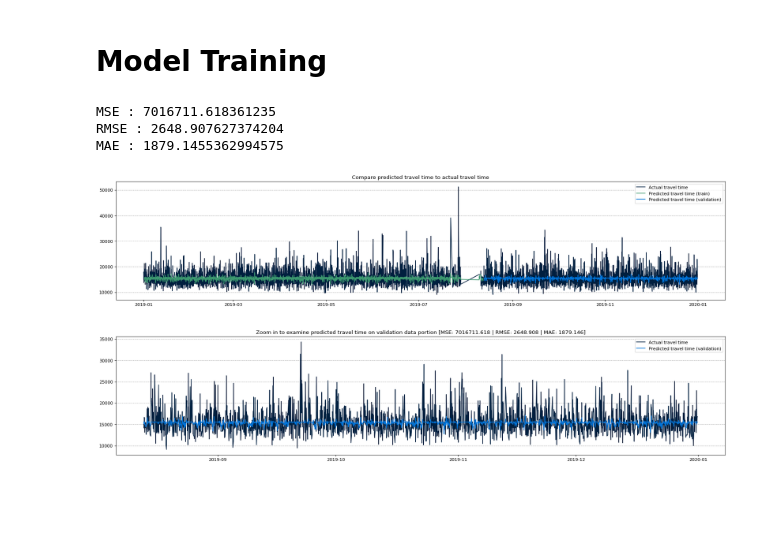
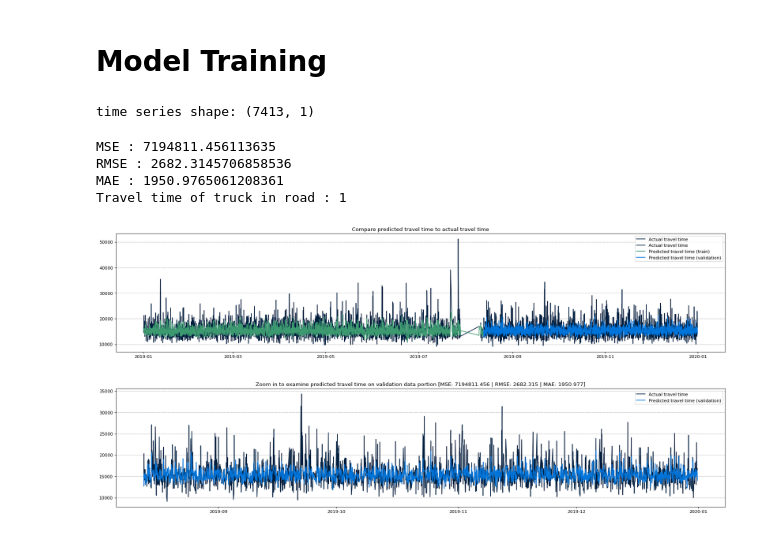
Before and after one commit to Travel-Time-Prediction/explore-gps-log-data, a Jupyter notebook: models/svr/SVR_forecasting.ipynb, the cells around one changed output. Drawn from its saved outputs; the diff is of its cells as text; code cells hidden in the pictures; blank space fills up the shorter version.

Commit message:
[+] Add 10 road pridiction

```diff
--- a/models/svr/SVR_forecasting.ipynb
+++ b/models/svr/SVR_forecasting.ipynb
@@ -89,6 +96,6 @@ def divideTrainTest(dataset,date,num_data_points, rate=0.75):
 scaler = StandardScaler() # MinMaxScaler(feature_range=(0, 1))
 dataset = scaler.fit_transform(data)
 # divide the series into training/testing samples
-train,test = divideTrainTest(dataset,date,num_data_points,rate=0.6)
+train,test = divideTrainTest(dataset,date,num_data_points,rate=rate,plot=True)
 # %% [output]
 [figure]
@@ -127,3 +120,6 @@ testY shape is (2956, 1)
+# %%
+trainX, trainY = createSamples(train, lookBack)
+testX, testY = createSamples(test, lookBack)
 # %% [markdown]
 # SVR Model
 # %%
@@ -237,15 +245,43 @@ def plot(predicted_train,predicted_val,MSE,RMSE, MAE):
 # %% [markdown]
 # Model Training
 # %%
-lag =10
-C = 0.1
-epsilon = 0.01
-gamma = 1
-
-trainPred, testPred = SVR_forecasting(trainX, trainY, testX, testY, C=C, epsilon=epsilon,plot_flag=True,gamma = gamma)
+#trainPred, testPred,MSE,RMSE, MAE = SVR_forecasting(trainX, trainY, testX, testY, C=C, epsilon=epsilon,gamma = gamma)
+#plot(data,date,trainPred,testPred,testY,MSE,RMSE, MAE,rate)
-# %% [output]
-MSE : 7016711.618361235
-RMSE : 2648.907627374204
-MAE : 1879.1455362994575
-[figure, removed]
-[figure, removed]
+# %%
+# predict road
+filepath_road1 = "G:/.shortcut-targets-by-id/1BPVt5iZdUsmzOQzvMyGKVLyZlLZoLSDc/Travel Time Data/time_series_clean/start_stop/1.csv"
+filepath_road2 = "G:/.shortcut-targets-by-id/1BPVt5iZdUsmzOQzvMyGKVLyZlLZoLSDc/Travel Time Data/time_series_clean/start_stop/2.csv"
+filepath_road4 = "G:/.shortcut-targets-by-id/1BPVt5iZdUsmzOQzvMyGKVLyZlLZoLSDc/Travel Time Data/time_series_clean/start_stop/4.csv"
+filepath_road7 = "G:/.shortcut-targets-by-id/1BPVt5iZdUsmzOQzvMyGKVLyZlLZoLSDc/Travel Time Data/time_series_clean/start_stop/7.csv"
+filepath_road9 = "G:/.shortcut-targets-by-id/1BPVt5iZdUsmzOQzvMyGKVLyZlLZoLSDc/Travel Time Data/time_series_clean/start_stop/9.csv"
+filepath_road32 = "G:/.shortcut-targets-by-id/1BPVt5iZdUsmzOQzvMyGKVLyZlLZoLSDc/Travel Time Data/time_series_clean/start_stop/32.csv"
+filepath_road35 = "G:/.shortcut-targets-by-id/1BPVt5iZdUsmzOQzvMyGKVLyZlLZoLSDc/Travel Time Data/time_series_clean/start_stop/35.csv"
+filepath_road41 = "G:/.shortcut-targets-by-id/1BPVt5iZdUsmzOQzvMyGKVLyZlLZoLSDc/Travel Time Data/time_series_clean/start_stop/41.csv"
+filepath_road304 = "G:/.shortcut-targets-by-id/1BPVt5iZdUsmzOQzvMyGKVLyZlLZoLSDc/Travel Time Data/time_series_clean/start_stop/304.csv"
+filepath_road331 = "G:/.shortcut-targets-by-id/1BPVt5iZdUsmzOQzvMyGKVLyZlLZoLSDc/Travel Time Data/time_series_clean/start_stop/331.csv"
+
+def predictTime(filepath):
+    ts, data,date,num_data_points = load_data(filepath, columnName=columnName,plot =False)
+    # normalize time series
+    scaler = StandardScaler() # MinMaxScaler(feature_range=(0, 1))
+    dataset = scaler.fit_transform(data)
+    # divide the series into training/testing samples
+    train,test = divideTrainTest(dataset,date,num_data_points,rate=rate,plot=False)
+    trainX, trainY = createSamples(train, lookBack)
+    testX, testY = createSamples(test, lookBack)
+    trainPred, testPred,MSE,RMSE, MAE = SVR_forecasting(trainX, trainY, testX, testY, C=C, epsilon=epsilon,gamma = gamma)
+    road = (filepath.split('/')[-1]).split('.')[0]
+    path = filepath.split('/')[-2]
+
+    print("Travel time of truck in road : "+road)
+    plot(data,date,trainPred,testPred,trainY,testY,MSE,RMSE, MAE,rate)
+# %%
+predictTime(filepath_road1)
+# %% [output]
+time series shape: (7413, 1)
+MSE : 7194811.456113635
+RMSE : 2682.3145706858536
+MAE : 1950.9765061208361
+Travel time of truck in road : 1
+[figure, added]
+[figure, added]
```
Also changed, not shown: parts of 18 cells of this notebook.
